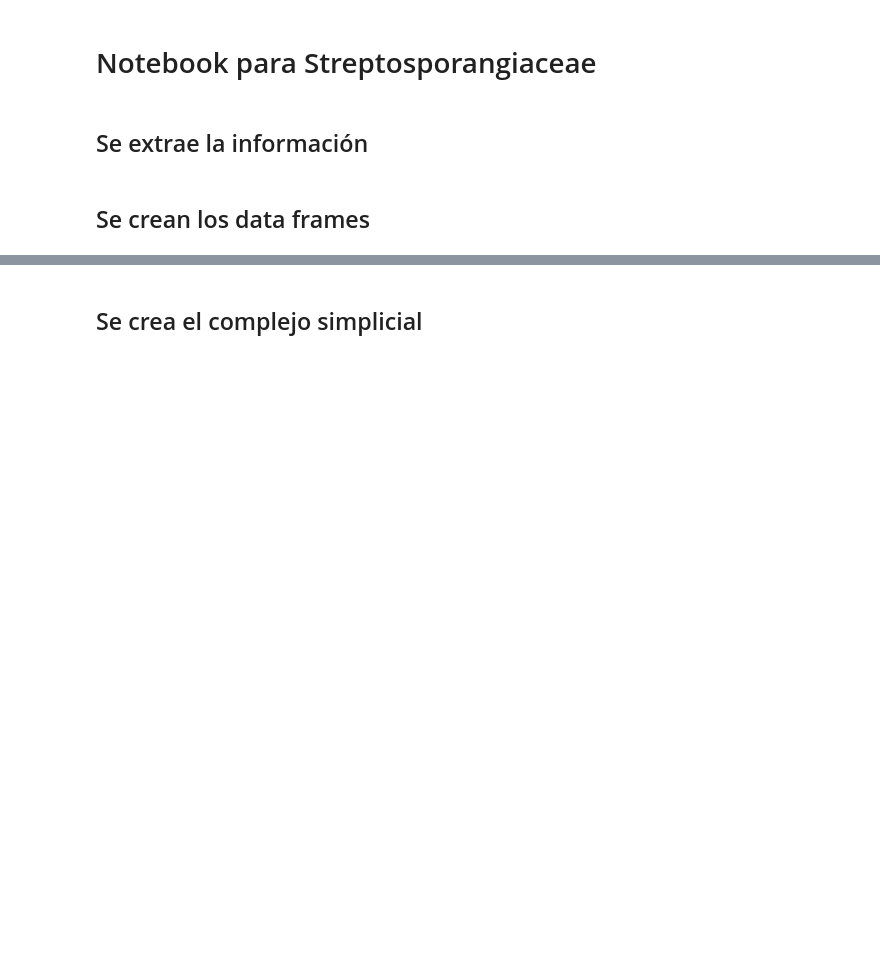
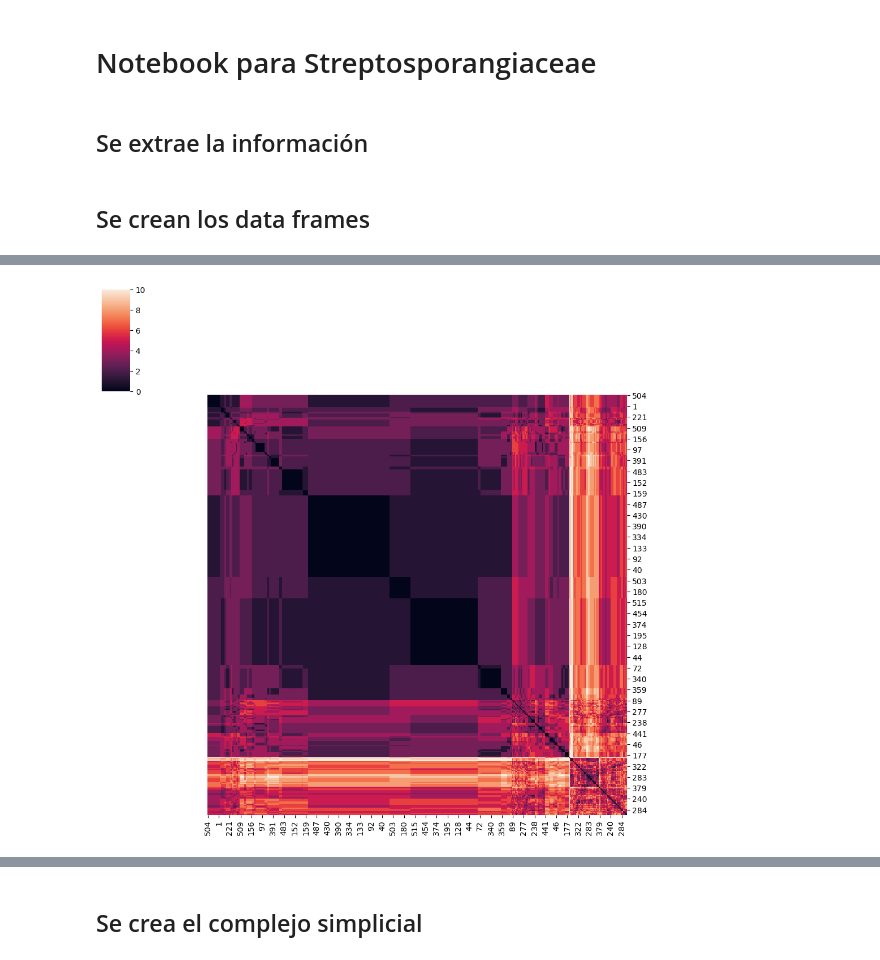
Before and after one commit to FFranciscoEspinosa/Tesis, a Jupyter notebook: Notebook_Strepto.ipynb, the cells around one changed output, grey strips where cells are left out. Drawn from its saved outputs; the diff is of its cells as text; code cells hidden in the pictures; blank space fills up the shorter version.

```diff
--- a/Notebook_Strepto.ipynb
+++ b/Notebook_Strepto.ipynb
@@ -38,0 +44,8 @@ df_by_pathway,df_by_pathway_drop_duplicate,representative_genomes=get_df_by_path
+# %%
+cg=sns.clustermap(calculate_hamming_matrix(df_by_pathway['R5P_AMINOACIDS'].values))
+cg.ax_row_dendrogram.set_visible(False) #suppress row dendrogram
+
+cg.ax_col_dendrogram.set_visible(False) #suppress column dendrogram
+cg.savefig('heatmat.png')
+# %% [output]
+[figure, added]
```
Also changed, not shown: parts of 54 cells of this notebook, 1 other file.
